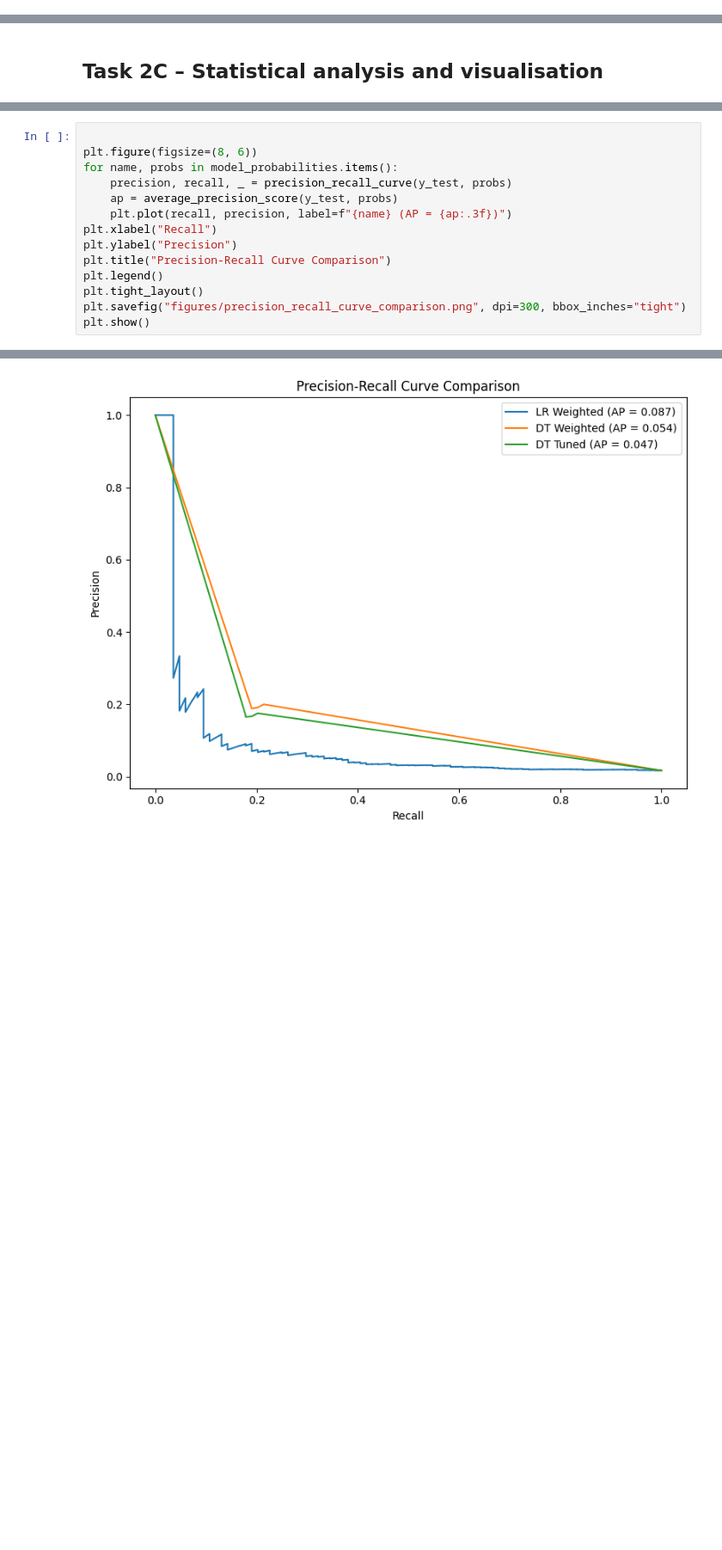
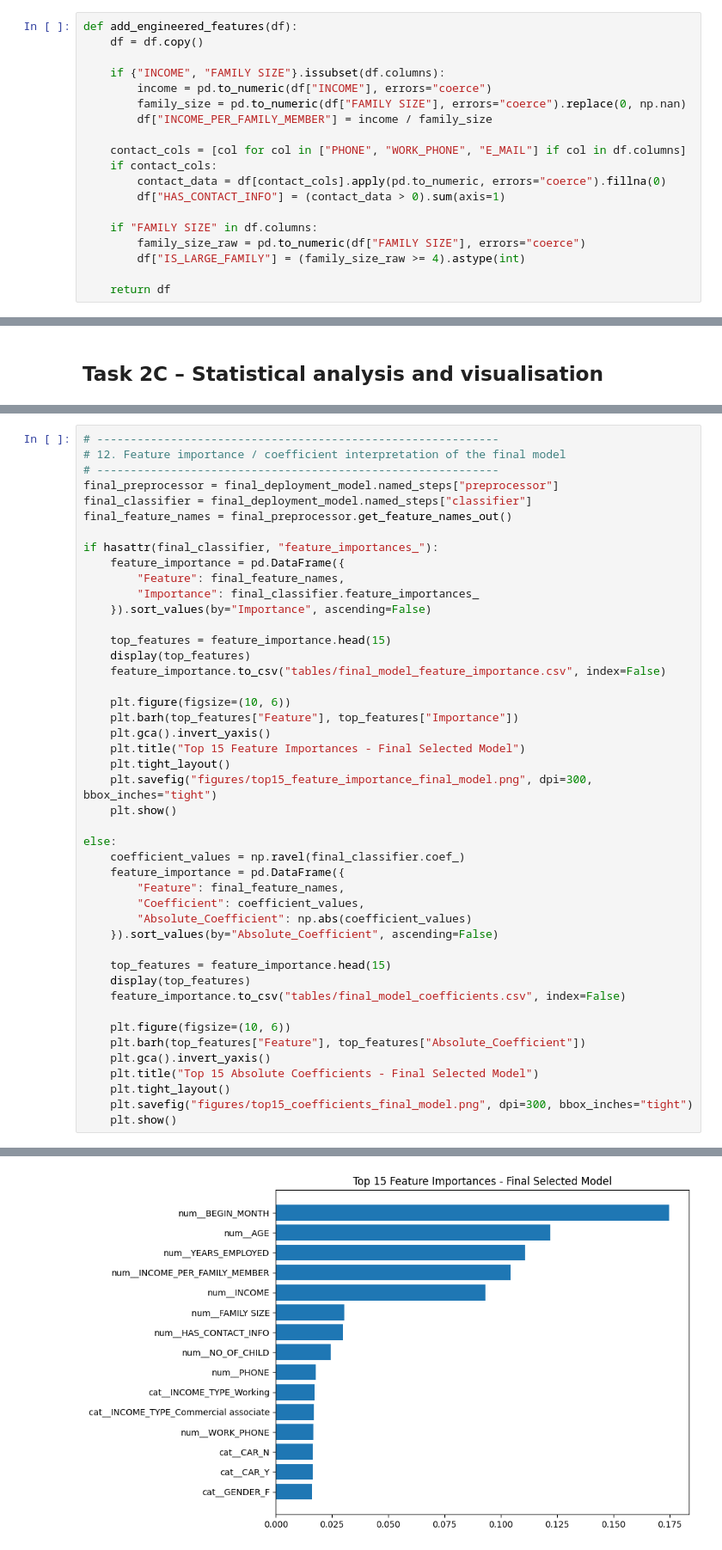
Before and after one commit to AabidhaRifky/CL-MCSDS-CMU-10-04_CMP7005_Fraud_Detection_Analysis, a Jupyter notebook: notebook/cmp7005_fraud_detection.ipynb, the cells around one changed output, grey strips where cells are left out. Shown at 86% size. Saved outputs shown, nothing was run; the diff lists cells and outputs as text; blank space fills up the shorter version.

```diff
--- a/notebook/cmp7005_fraud_detection.ipynb
+++ b/notebook/cmp7005_fraud_detection.ipynb
@@ -195,3 +282,22 @@ else:
 # %% [markdown]
 ## Task 2B – Preprocessing
+# %%
+def add_engineered_features(df):
+    df = df.copy()
+
+    if {"INCOME", "FAMILY SIZE"}.issubset(df.columns):
+        income = pd.to_numeric(df["INCOME"], errors="coerce")
+        family_size = pd.to_numeric(df["FAMILY SIZE"], errors="coerce").replace(0, np.nan)
+        df["INCOME_PER_FAMILY_MEMBER"] = income / family_size
+
+    contact_cols = [col for col in ["PHONE", "WORK_PHONE", "E_MAIL"] if col in df.columns]
+    if contact_cols:
+        contact_data = df[contact_cols].apply(pd.to_numeric, errors="coerce").fillna(0)
+        df["HAS_CONTACT_INFO"] = (contact_data > 0).sum(axis=1)
+
+    if "FAMILY SIZE" in df.columns:
+        family_size_raw = pd.to_numeric(df["FAMILY SIZE"], errors="coerce")
+        df["IS_LARGE_FAMILY"] = (family_size_raw >= 4).astype(int)
+
+    return df
 # %%
@@ -638,15 +1182,46 @@ plt.show()
 # %%
+# ------------------------------------------------------------
+# 12. Feature importance / coefficient interpretation of the final model
+# ------------------------------------------------------------
+final_preprocessor = final_deployment_model.named_steps["preprocessor"]
+final_classifier = final_deployment_model.named_steps["classifier"]
+final_feature_names = final_preprocessor.get_feature_names_out()
 
-plt.figure(figsize=(8, 6))
-for name, probs in model_probabilities.items():
-    precision, recall, _ = precision_recall_curve(y_test, probs)
-    ap = average_precision_score(y_test, probs)
-    plt.plot(recall, precision, label=f"{name} (AP = {ap:.3f})")
-plt.xlabel("Recall")
-plt.ylabel("Precision")
-plt.title("Precision-Recall Curve Comparison")
-plt.legend()
-plt.tight_layout()
-plt.savefig("figures/precision_recall_curve_comparison.png", dpi=300, bbox_inches="tight")
-plt.show()
+if hasattr(final_classifier, "feature_importances_"):
+    feature_importance = pd.DataFrame({
+        "Feature": final_feature_names,
+        "Importance": final_classifier.feature_importances_
+    }).sort_values(by="Importance", ascending=False)
+
+    top_features = feature_importance.head(15)
+    display(top_features)
+    feature_importance.to_csv("tables/final_model_feature_importance.csv", index=False)
+
+    plt.figure(figsize=(10, 6))
+    plt.barh(top_features["Feature"], top_features["Importance"])
+    plt.gca().invert_yaxis()
+    plt.title("Top 15 Feature Importances - Final Selected Model")
+    plt.tight_layout()
+    plt.savefig("figures/top15_feature_importance_final_model.png", dpi=300, bbox_inches="tight")
+    plt.show()
+
+else:
+    coefficient_values = np.ravel(final_classifier.coef_)
+    feature_importance = pd.DataFrame({
+        "Feature": final_feature_names,
+        "Coefficient": coefficient_values,
+        "Absolute_Coefficient": np.abs(coefficient_values)
+    }).sort_values(by="Absolute_Coefficient", ascending=False)
+
+    top_features = feature_importance.head(15)
+    display(top_features)
+    feature_importance.to_csv("tables/final_model_coefficients.csv", index=False)
+
+    plt.figure(figsize=(10, 6))
+    plt.barh(top_features["Feature"], top_features["Absolute_Coefficient"])
+    plt.gca().invert_yaxis()
+    plt.title("Top 15 Absolute Coefficients - Final Selected Model")
+    plt.tight_layout()
+    plt.savefig("figures/top15_coefficients_final_model.png", dpi=300, bbox_inches="tight")
+    plt.show()
 # %% [output]
@@ -653,2 +1244,2 @@ plt.show()
-[figure, old version]
+[figure, new version]
 # %%
```
Also changed, not shown: parts of 47 cells of this notebook, 1 other file.
